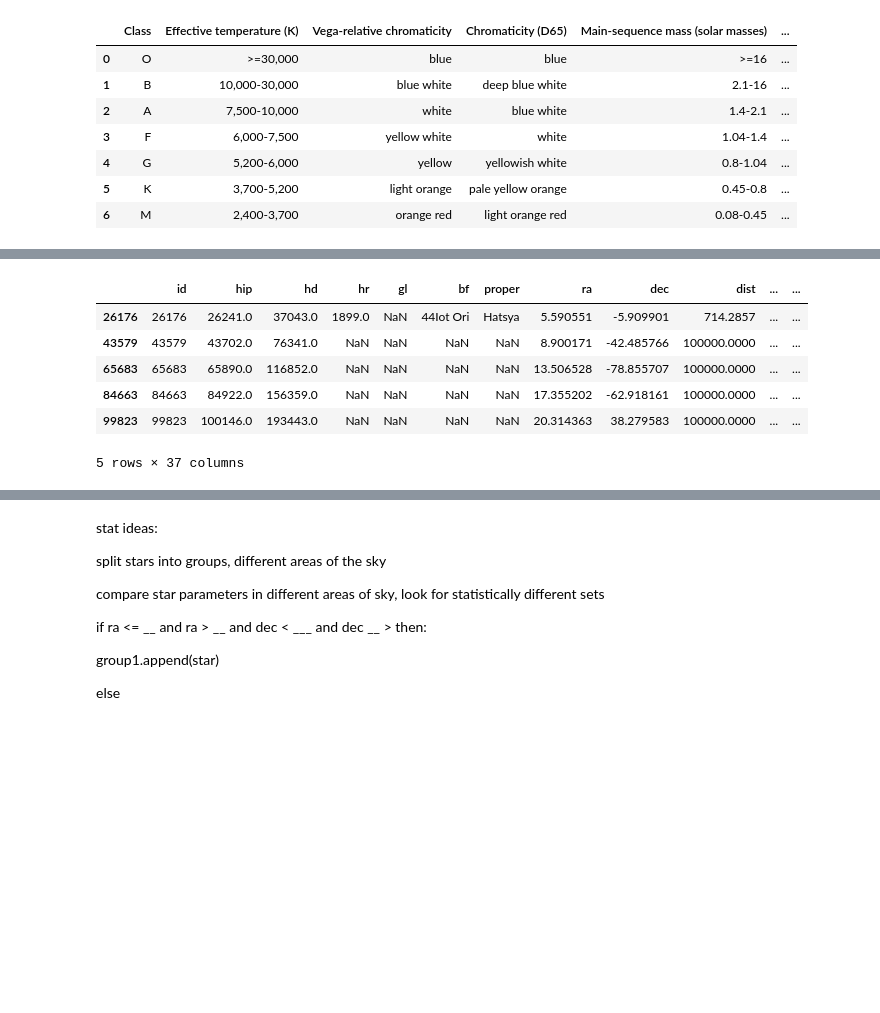
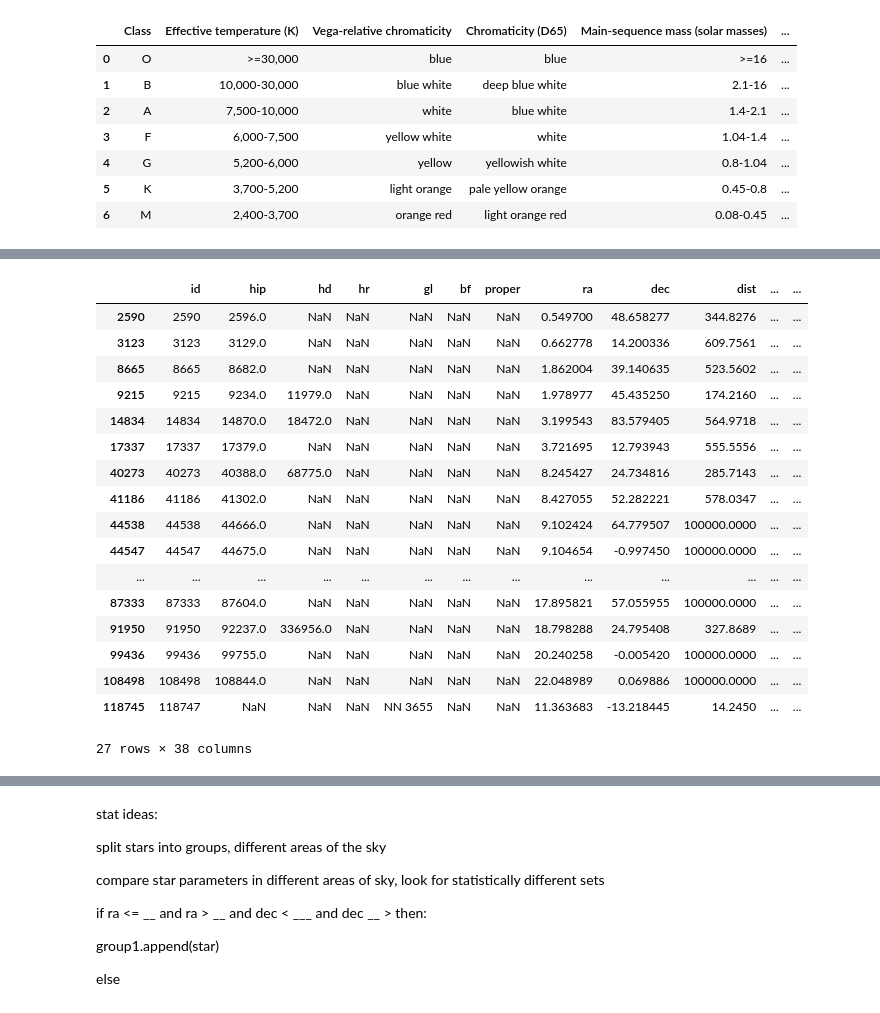
Before and after one commit to Hillcrest-R-D/AstroWorks, a Jupyter notebook: HYG_Stats.ipynb, the cells around one changed output, grey strips where cells are left out. Saved outputs shown, nothing was run; the diff lists cells and outputs as text; code cells hidden in the pictures; blank space fills up the shorter version.

Commit message:
added a few more examples of working with pandas, substituted some list code with dataframe code

```diff
--- a/HYG_Stats.ipynb
+++ b/HYG_Stats.ipynb
@@ -47,12 +56,23 @@ starclass_extended[starclass_extended["Stellar Type"].str.contains("M8")]
 M8 = avg(starclass_extended[starclass_extended["Stellar Type"].str.contains("M8")]["Temp (K)"])
 # %%
 #query the data for specific things like this:
-data[data.spect == "O9III"]
+data[data.spect == "M8"]
 # %% [output]
 |  | id | hip | hd | hr | gl | bf | proper | ra | dec | dist | ... | ... |
-| 26176 | 26176 | 26241.0 | 37043.0 | 1899.0 | NaN | 44Iot Ori | Hatsya | 5.590551 | -5.909901 | 714.2857 | ... | ... |
-| 43579 | 43579 | 43702.0 | 76341.0 | NaN | NaN | NaN | NaN | 8.900171 | -42.485766 | 100000.0000 | ... | ... |
-| 65683 | 65683 | 65890.0 | 116852.0 | NaN | NaN | NaN | NaN | 13.506528 | -78.855707 | 100000.0000 | ... | ... |
-| 84663 | 84663 | 84922.0 | 156359.0 | NaN | NaN | NaN | NaN | 17.355202 | -62.918161 | 100000.0000 | ... | ... |
-| 99823 | 99823 | 100146.0 | 193443.0 | NaN | NaN | NaN | NaN | 20.314363 | 38.279583 | 100000.0000 | ... | ... |
+| 2590 | 2590 | 2596.0 | NaN | NaN | NaN | NaN | NaN | 0.549700 | 48.658277 | 344.8276 | ... | ... |
+| 3123 | 3123 | 3129.0 | NaN | NaN | NaN | NaN | NaN | 0.662778 | 14.200336 | 609.7561 | ... | ... |
+| 8665 | 8665 | 8682.0 | NaN | NaN | NaN | NaN | NaN | 1.862004 | 39.140635 | 523.5602 | ... | ... |
+| 9215 | 9215 | 9234.0 | 11979.0 | NaN | NaN | NaN | NaN | 1.978977 | 45.435250 | 174.2160 | ... | ... |
+| 14834 | 14834 | 14870.0 | 18472.0 | NaN | NaN | NaN | NaN | 3.199543 | 83.579405 | 564.9718 | ... | ... |
+| 17337 | 17337 | 17379.0 | NaN | NaN | NaN | NaN | NaN | 3.721695 | 12.793943 | 555.5556 | ... | ... |
+| 40273 | 40273 | 40388.0 | 68775.0 | NaN | NaN | NaN | NaN | 8.245427 | 24.734816 | 285.7143 | ... | ... |
+| 41186 | 41186 | 41302.0 | NaN | NaN | NaN | NaN | NaN | 8.427055 | 52.282221 | 578.0347 | ... | ... |
+| 44538 | 44538 | 44666.0 | NaN | NaN | NaN | NaN | NaN | 9.102424 | 64.779507 | 100000.0000 | ... | ... |
+| 44547 | 44547 | 44675.0 | NaN | NaN | NaN | NaN | NaN | 9.104654 | -0.997450 | 100000.0000 | ... | ... |
+| ... | ... | ... | ... | ... | ... | ... | ... | ... | ... | ... | ... | ... |
+| 87333 | 87333 | 87604.0 | NaN | NaN | NaN | NaN | NaN | 17.895821 | 57.055955 | 100000.0000 | ... | ... |
+| 91950 | 91950 | 92237.0 | 336956.0 | NaN | NaN | NaN | NaN | 18.798288 | 24.795408 | 327.8689 | ... | ... |
+| 99436 | 99436 | 99755.0 | NaN | NaN | NaN | NaN | NaN | 20.240258 | -0.005420 | 100000.0000 | ... | ... |
+| 108498 | 108498 | 108844.0 | NaN | NaN | NaN | NaN | NaN | 22.048989 | 0.069886 | 100000.0000 | ... | ... |
+| 118745 | 118747 | NaN | NaN | NaN | NN 3655 | NaN | NaN | 11.363683 | -13.218445 | 14.2450 | ... | ... |
-5 rows × 37 columns
+27 rows × 38 columns
```
Also changed, not shown: parts of 6 cells of this notebook.
